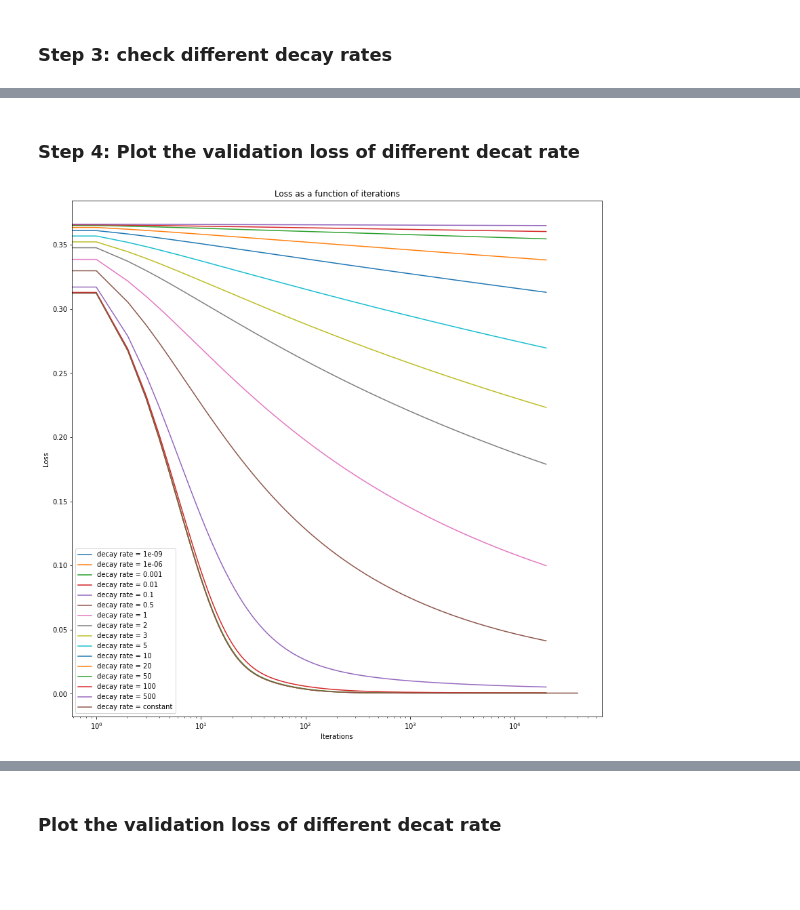
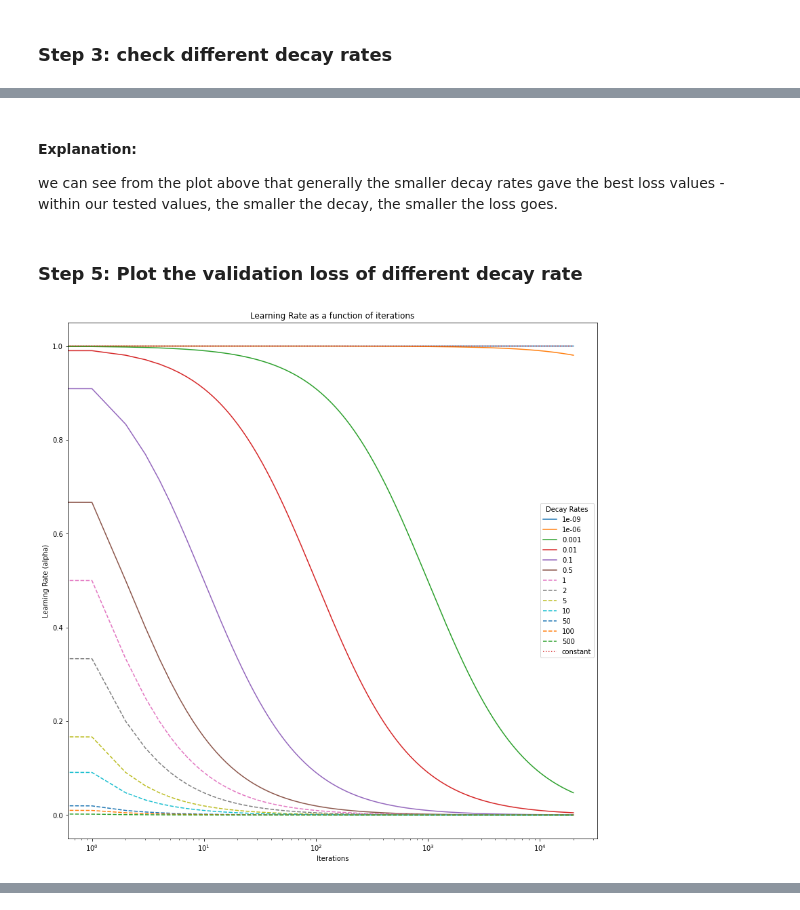
Before and after one commit to RoyR-IDC/MachineLearningFromData, a Jupyter notebook: HW1/203972922_201312907.ipynb, the cells around one changed output, grey strips where cells are left out. Cells and saved outputs as stored; diff of their text form; code cells hidden in the pictures; blank space fills up the shorter version.

```diff
--- a/HW1/203972922_201312907.ipynb
+++ b/HW1/203972922_201312907.ipynb
@@ -762,6 +764,7 @@ def generate_new_features(all_features):
 # %%
 %%time
-all_features = generate_new_features(all_features)
+all_features = generate_new_features(original_df)
 print(f'all_features.shape {all_features.shape}')
+print(f'all feature names: \n{list(all_features.columns)}')
 all_features.head(5)
 # %% [output]
@@ -978,7 +977,8 @@ y_train, y_val = y[idx_train], y[idx_val]
 ### Step 3: check different decay rates
 # %%
 %%time
-decay_rate_dict = check_decay_rates(X_train, y_train, X_val, y_val, 20000)
+num_iters = 20000
+decay_rate_dict = check_decay_rates(X_train, y_train, X_val, y_val, num_iters)
 # %% [output]
 Now checking decay rate 1e-09
 Now checking decay rate 1e-06
@@ -1007,6 +1005,6 @@ validation_J_for_specific_decay_rate = compute_cost(X_val, y_val, suggested_thet
 decay_rate_dict['constant'] =  {
     'validation_j': validation_J_for_specific_decay_rate,
     'J_history': J_history,
-    'alpha_history': np.ones((20000,)),
+    'alpha_history': np.ones((num_iters,)),
 }
 # %% [output]
@@ -1014,0 +1015,21 @@ Wall time: 11.1 s
+# %%
+%%time
+
+plt.figure(0, figsize=(14, 14))
+for decay_rate, values in decay_rate_dict.items():
+    x_values = np.arange(len(values['J_history']))
+    y_values = values['J_history']
+    if decay_rate == 'constant':
+        linestyle=':'
+    elif decay_rate < 1:
+        linestyle='-'
+    else:
+        linestyle='--'
+    plt.plot(x_values, y_values, label=f'{decay_rate}', linestyle=linestyle)
+
+plt.xscale('log')
+plt.xlabel('Iterations')
+plt.ylabel('Loss')
+plt.title(f'Loss as a function of iterations\nconstant decay defined with alpha={initial_alpha}')
+plt.legend(title="Decay Rates")
+plt.show()
@@ -1015,17 +1040,28 @@ Wall time: 11.1 s
+# %% [markdown]
+#### Explanation:
+we can see from the plot above that generally the smaller decay rates gave the best loss values - within our tested values, the smaller the decay, the smaller the loss goes.
 # %% [markdown]
-### Step 4: Plot the validation loss of different decat rate
+### Step 5: Plot the validation loss of different decay rate
 # %%
 %%time
 
 plt.figure(0, figsize=(14, 14))
 for decay_rate, values in decay_rate_dict.items():
-    plt.plot(np.arange(len(values['J_history'])), values['J_history'], label=f'decay rate = {decay_rate}')
+    x_values = np.arange(len(values['alpha_history']))
+    y_values = values['alpha_history']
+    if decay_rate == 'constant':
+        linestyle=':'
+    elif decay_rate < 1:
+        linestyle='-'
+    else:
+        linestyle='--'
+    plt.plot(x_values, y_values, label=f'{decay_rate}', linestyle=linestyle)
 
 plt.xscale('log')
 plt.xlabel('Iterations')
-plt.ylabel('Loss')
-plt.title('Loss as a function of iterations')
-plt.legend()
+plt.ylabel('Learning Rate (alpha)')
+plt.title(f'Learning Rate as a function of iterations\nconstant decay defined with alpha={initial_alpha}')
+plt.legend(title="Decay Rates")
 plt.show()
 # %% [output]
-[figure, old version]
+[figure, new version]
@@ -1034,2 +1069,0 @@ Wall time: 1.91 s
-# %% [markdown]
-### Plot the validation loss of different decat rate
```
Also changed, not shown: parts of 27 cells of this notebook, 1 other file.
